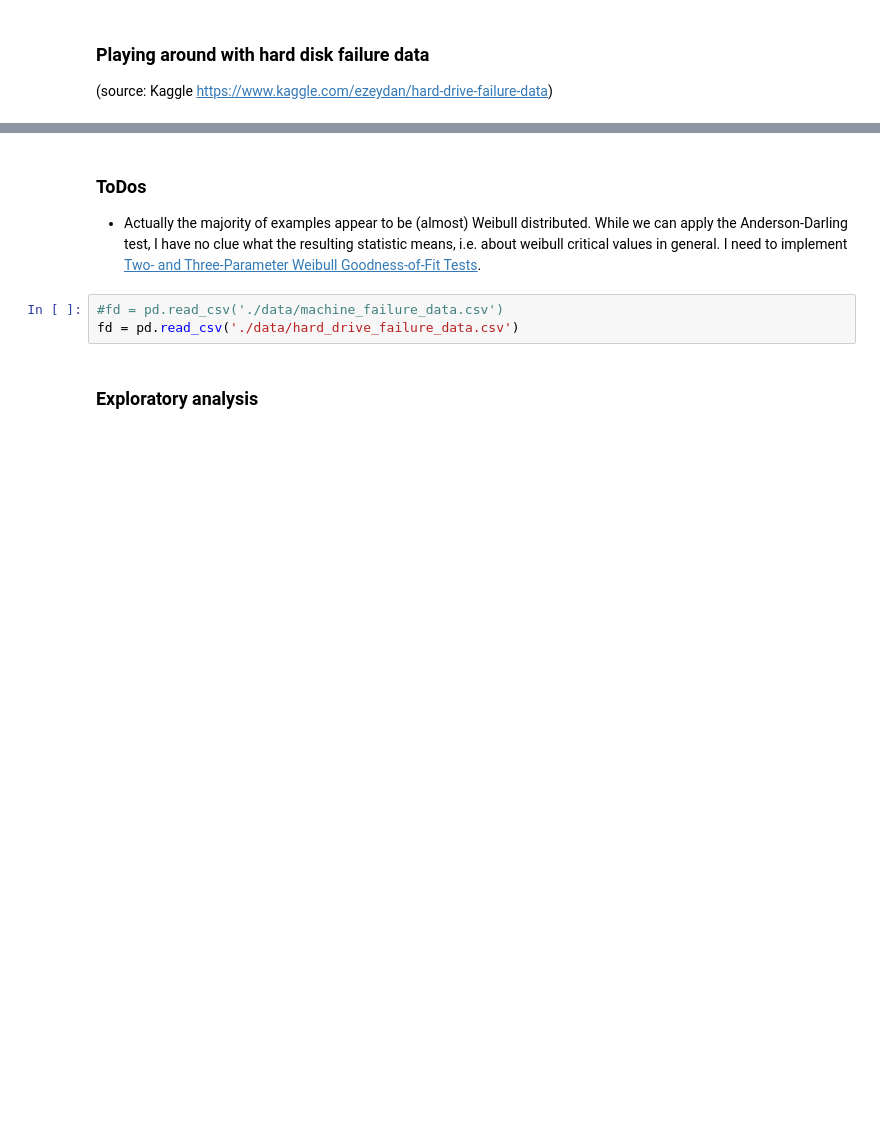
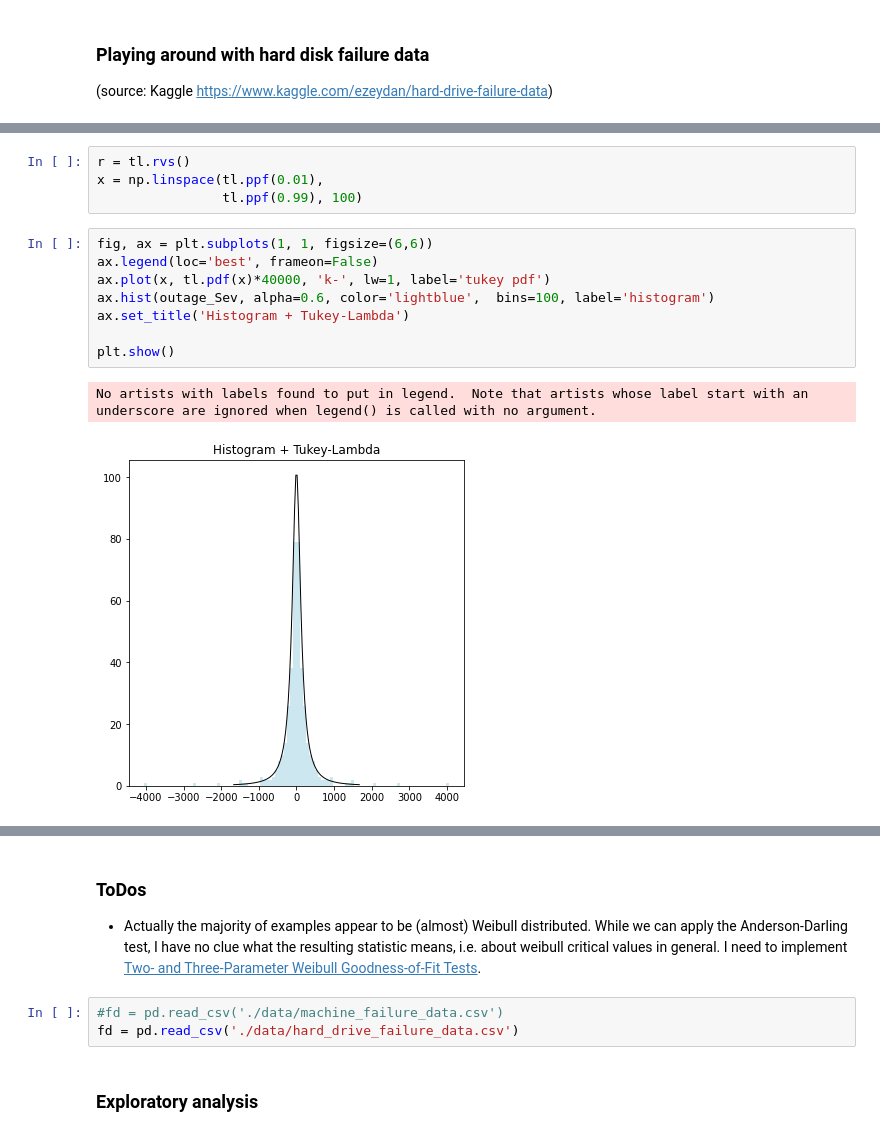
Before and after one commit to sedgewickmm18/notebooks-attic, a Jupyter notebook: Distribution fitting first steps.ipynb, the cells around one changed output, grey strips where cells are left out. Saved outputs shown, nothing was run; the diff lists cells and outputs as text; blank space fills up the shorter version.

```diff
--- a/Distribution fitting first steps.ipynb
+++ b/Distribution fitting first steps.ipynb
@@ -124,0 +142,15 @@ fit_ee.best_distribution.plot()
+# %%
+r = tl.rvs()
+x = np.linspace(tl.ppf(0.01),
+                tl.ppf(0.99), 100)
+# %%
+fig, ax = plt.subplots(1, 1, figsize=(6,6))
+ax.legend(loc='best', frameon=False)
+ax.plot(x, tl.pdf(x)*40000, 'k-', lw=1, label='tukey pdf')
+ax.hist(outage_Sev, alpha=0.6, color='lightblue',  bins=100, label='histogram')
+ax.set_title('Histogram + Tukey-Lambda')
+
+plt.show()
+# %% [output]
+No artists with labels found to put in legend.  Note that artists whose label start with an underscore are ignored when legend() is called with no argument.
+[figure, added]
```
Also changed, not shown: parts of 48 cells of this notebook, 8 other files.
